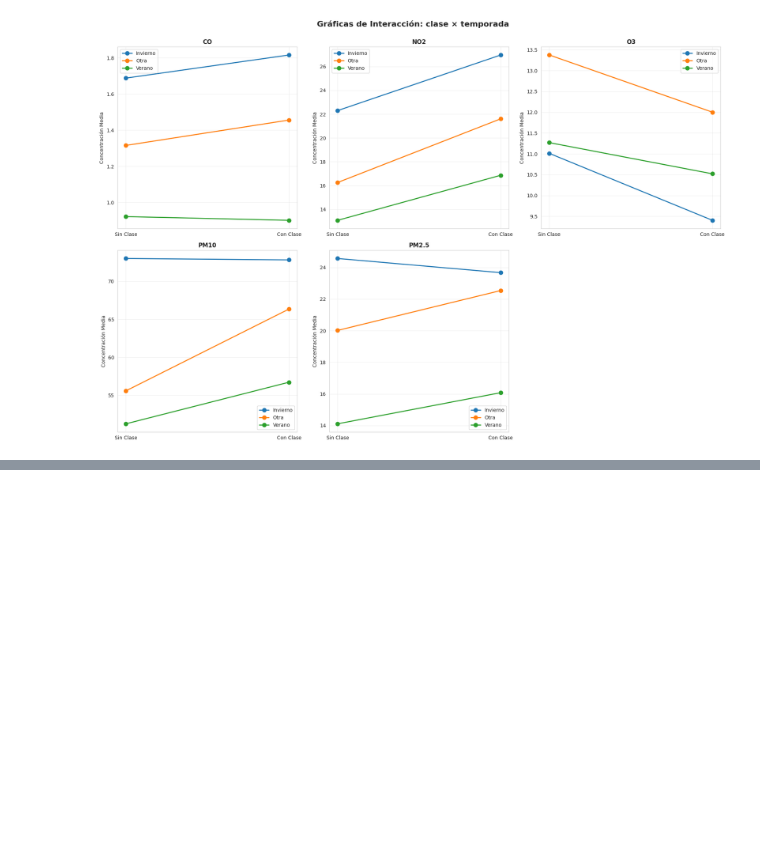
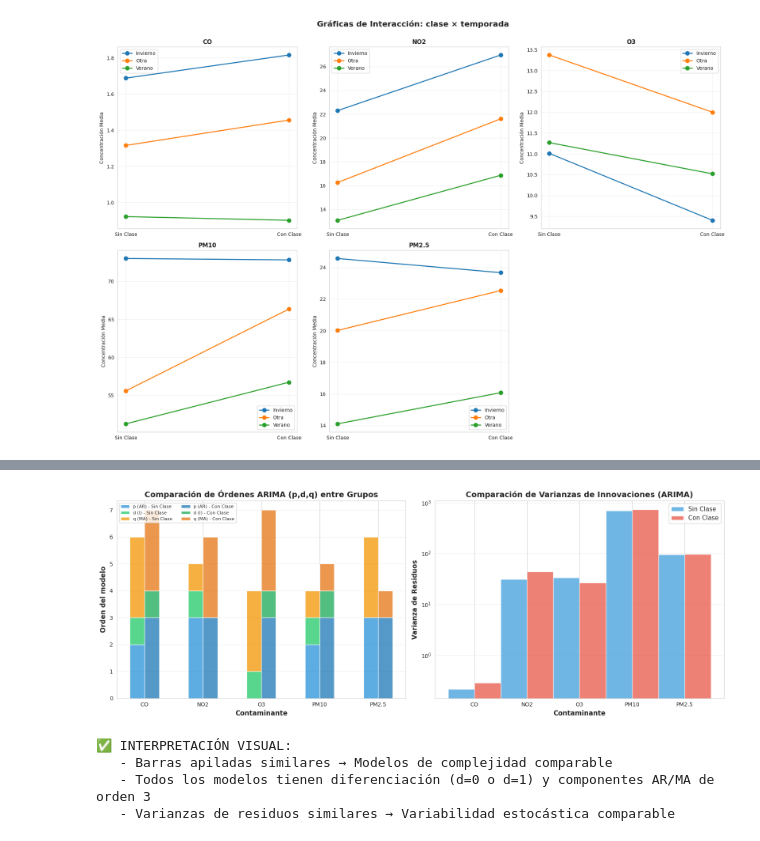
Before and after one commit to anareyes06/Reto-multivariados-equipo-3, a Jupyter notebook: codigos/04_modelo_1.ipynb, the cells around one changed output, grey strips where cells are left out. Drawn from its saved outputs; the diff is of its cells as text; code cells hidden in the pictures; blank space fills up the shorter version.

```diff
--- a/codigos/04_modelo_1.ipynb
+++ b/codigos/04_modelo_1.ipynb
@@ -550,0 +1113,67 @@ plt.show()
+# %%
+# Gráfico comparativo de modelos ARIMA
+fig, axes = plt.subplots(1, 2, figsize=(16, 6))
+
+# Gráfico 1: Comparación de órdenes ARIMA (p, d, q)
+ax1 = axes[0]
+x_pos = np.arange(len(contaminantes))
+width = 0.25
+
+# Extraer componentes p, d, q
+p_sin = [eval(orden)[0] for orden in arima_df['Orden_sin_clase']]
+d_sin = [eval(orden)[1] for orden in arima_df['Orden_sin_clase']]
+q_sin = [eval(orden)[2] for orden in arima_df['Orden_sin_clase']]
+
+p_con = [eval(orden)[0] for orden in arima_df['Orden_con_clase']]
+d_con = [eval(orden)[1] for orden in arima_df['Orden_con_clase']]
+q_con = [eval(orden)[2] for orden in arima_df['Orden_con_clase']]
+
+# Stacked bars para sin clase
+ax1.bar(x_pos - width/2, p_sin, width, label='p (AR) - Sin Clase', color='#3498db', alpha=0.8)
+ax1.bar(x_pos - width/2, d_sin, width, bottom=p_sin, label='d (I) - Sin Clase', color='#2ecc71', alpha=0.8)
+bottom_sin = [p + d for p, d in zip(p_sin, d_sin)]
+ax1.bar(x_pos - width/2, q_sin, width, bottom=bottom_sin, label='q (MA) - Sin Clase', color='#f39c12', alpha=0.8)
+
+# Stacked bars para con clase
+ax1.bar(x_pos + width/2, p_con, width, label='p (AR) - Con Clase', color='#2980b9', alpha=0.8)
+ax1.bar(x_pos + width/2, d_con, width, bottom=p_con, label='d (I) - Con Clase', color='#27ae60', alpha=0.8)
+bottom_con = [p + d for p, d in zip(p_con, d_con)]
+ax1.bar(x_pos + width/2, q_con, width, bottom=bottom_con, label='q (MA) - Con Clase', color='#e67e22', alpha=0.8)
+
+ax1.set_xlabel('Contaminante', fontsize=12, weight='bold')
+ax1.set_ylabel('Orden del modelo', fontsize=12, weight='bold')
+ax1.set_title('Comparación de Órdenes ARIMA (p,d,q) entre Grupos', fontsize=14, weight='bold')
+ax1.set_xticks(x_pos)
+ax1.set_xticklabels(contaminantes)
+ax1.legend(fontsize=8, loc='upper left', ncol=2)
+ax1.grid(axis='y', alpha=0.3)
+
+# Gráfico 2: Varianza de residuos ARIMA
+ax2 = axes[1]
+bars1 = ax2.bar(x_pos - width, arima_df['Var_resid_sin_clase'], width*2,
+                label='Sin Clase', color='#3498db', alpha=0.7)
+bars2 = ax2.bar(x_pos + width, arima_df['Var_resid_con_clase'], width*2,
+                label='Con Clase', color='#e74c3c', alpha=0.7)
+
+ax2.set_xlabel('Contaminante', fontsize=12, weight='bold')
+ax2.set_ylabel('Varianza de Residuos', fontsize=12, weight='bold')
+ax2.set_title('Comparación de Varianzas de Innovaciones (ARIMA)', fontsize=14, weight='bold')
+ax2.set_xticks(x_pos)
+ax2.set_xticklabels(contaminantes)
+ax2.legend(fontsize=11)
+ax2.grid(axis='y', alpha=0.3)
+ax2.set_yscale('log')  # Escala logarítmica por la gran diferencia entre contaminantes
+
+plt.tight_layout()
+plt.show()
+
+print("\n✅ INTERPRETACIÓN VISUAL:")
+print("   - Barras apiladas similares → Modelos de complejidad comparable")
+print("   - Todos los modelos tienen diferenciación (d=0 o d=1) y componentes AR/MA de orden 3")
+print("   - Varianzas de residuos similares → Variabilidad estocástica comparable")
+# %% [output]
+[figure, added]
+✅ INTERPRETACIÓN VISUAL:
+   - Barras apiladas similares → Modelos de complejidad comparable
+   - Todos los modelos tienen diferenciación (d=0 o d=1) y componentes AR/MA de orden 3
+   - Varianzas de residuos similares → Variabilidad estocástica comparable
```
Also changed, not shown: parts of 34 cells of this notebook, 2 other files.
